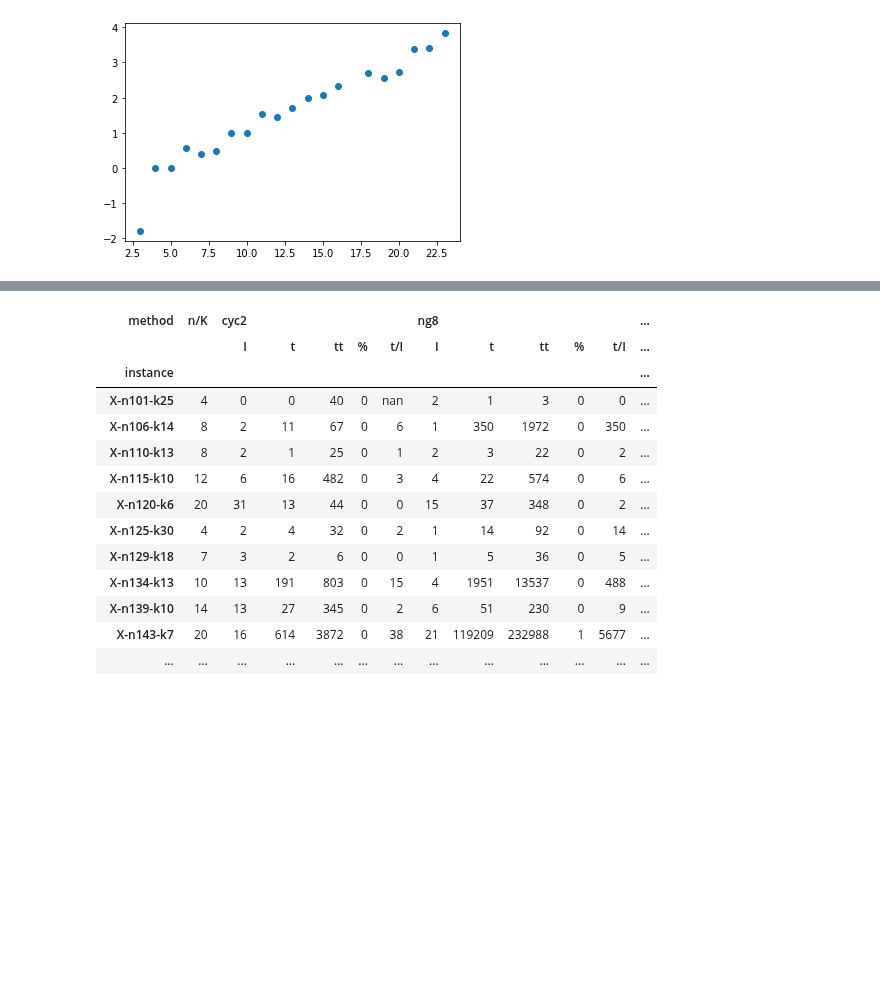
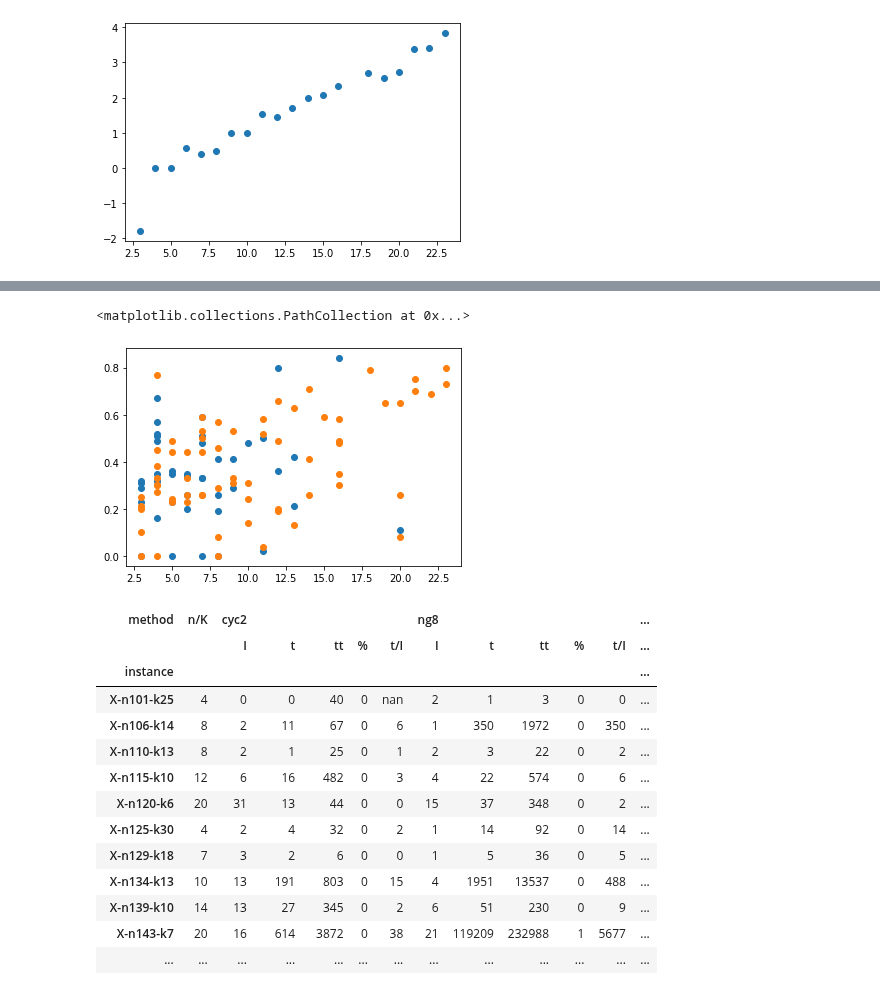
Before and after one commit to habanzu/cvrp, a Jupyter notebook: notebooks/Evaluation.ipynb, the cells around one changed output, grey strips where cells are left out. Cells and saved outputs as stored; diff of their text form; code cells hidden in the pictures; blank space fills up the shorter version.

```diff
--- a/notebooks/Evaluation.ipynb
+++ b/notebooks/Evaluation.ipynb
@@ -129,3 +147,13 @@ plt.scatter(df['n/K'],df['lb_rel'])
+# %%
+df = data.copy()
+df["n/K"] = df["n/K"].astype(int)
+df1 = df[df.method == 'ng20']
+df2 = df[df.method == 'ng8']
+plt.scatter(df1['n/K'],df1['%c'])
+plt.scatter(df2['n/K'],df2['%c'])
+# %% [output]
+<matplotlib.collections.PathCollection at 0x...>
+[figure, added]
 # %%
 table = data[['instance','method','I','t','tt',"%","t/I","n/K"]]
 table = table[table.method != "SPPRC"]
```
Also changed, not shown: parts of 5 cells of this notebook.
